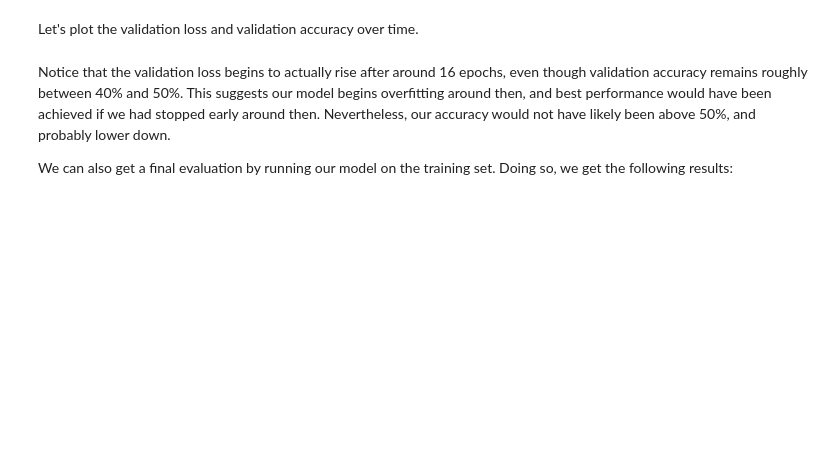
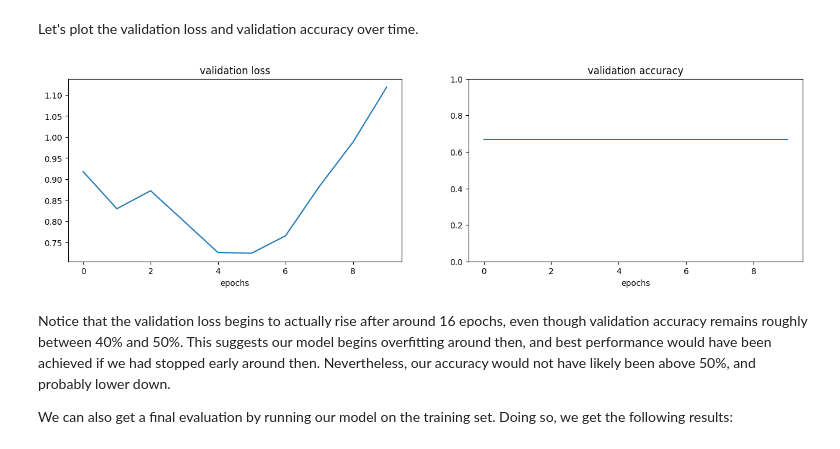
Before and after one commit to JRaamos/transfer-learning, a Jupyter notebook: notebooks/transfer-learning.ipynb, the cells around one changed output. Cells and saved outputs as stored; diff of their text form; code cells hidden in the pictures; blank space fills up the shorter version.

```diff
--- a/notebooks/transfer-learning.ipynb
+++ b/notebooks/transfer-learning.ipynb
@@ -77,6 +77,6 @@ sample_data
 # %%
-root = '101_ObjectCategories'
-exclude = ['BACKGROUND_Google', 'Motorbikes', 'airplanes', 'Faces_easy', 'Faces']
+root = 'dataset'
+exclude = []
 train_split, val_split = 0.7, 0.15
 
 categories = [x[0] for x in os.walk(root) if x[0]][1:]
@@ -235,17 +282,19 @@ Let's plot the validation loss and validation accuracy over time.
 # %%
 fig = plt.figure(figsize=(16,4))
 ax = fig.add_subplot(121)
 ax.plot(history.history["val_loss"])
 ax.set_title("validation loss")
 ax.set_xlabel("epochs")
 
 ax2 = fig.add_subplot(122)
-ax2.plot(history.history["val_acc"])
+ax2.plot(history.history["val_accuracy"])
 ax2.set_title("validation accuracy")
 ax2.set_xlabel("epochs")
 ax2.set_ylim(0, 1)
 
 plt.show()
+# %% [output]
+[figure, added]
 # %% [markdown]
 Notice that the validation loss begins to actually rise after around 16 epochs, even though validation accuracy remains roughly between 40% and 50%. This suggests our model begins overfitting around then, and best performance would have been achieved if we had stopped early around then. Nevertheless, our accuracy would not have likely been above 50%, and probably lower down.
 
```
Also changed, not shown: parts of 15 cells of this notebook.
